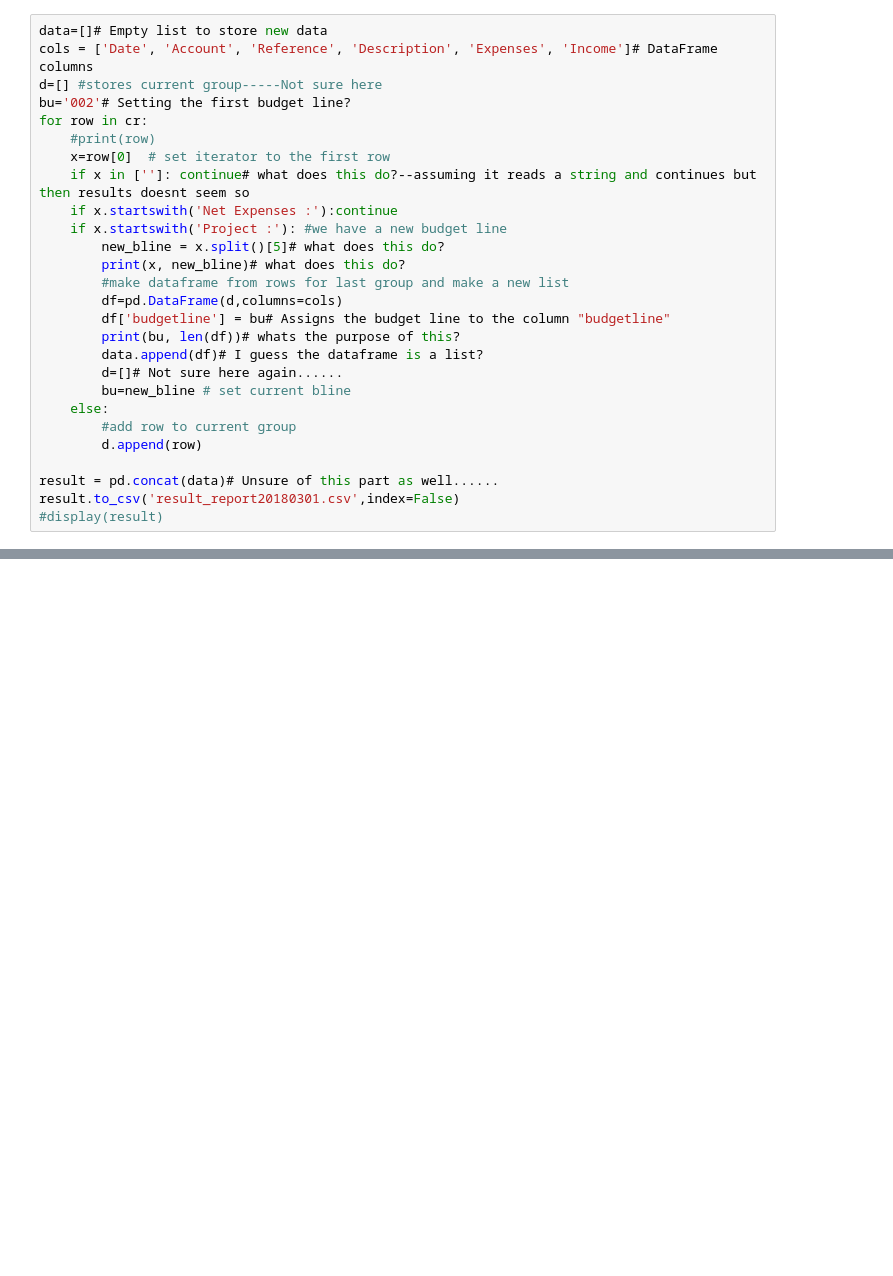
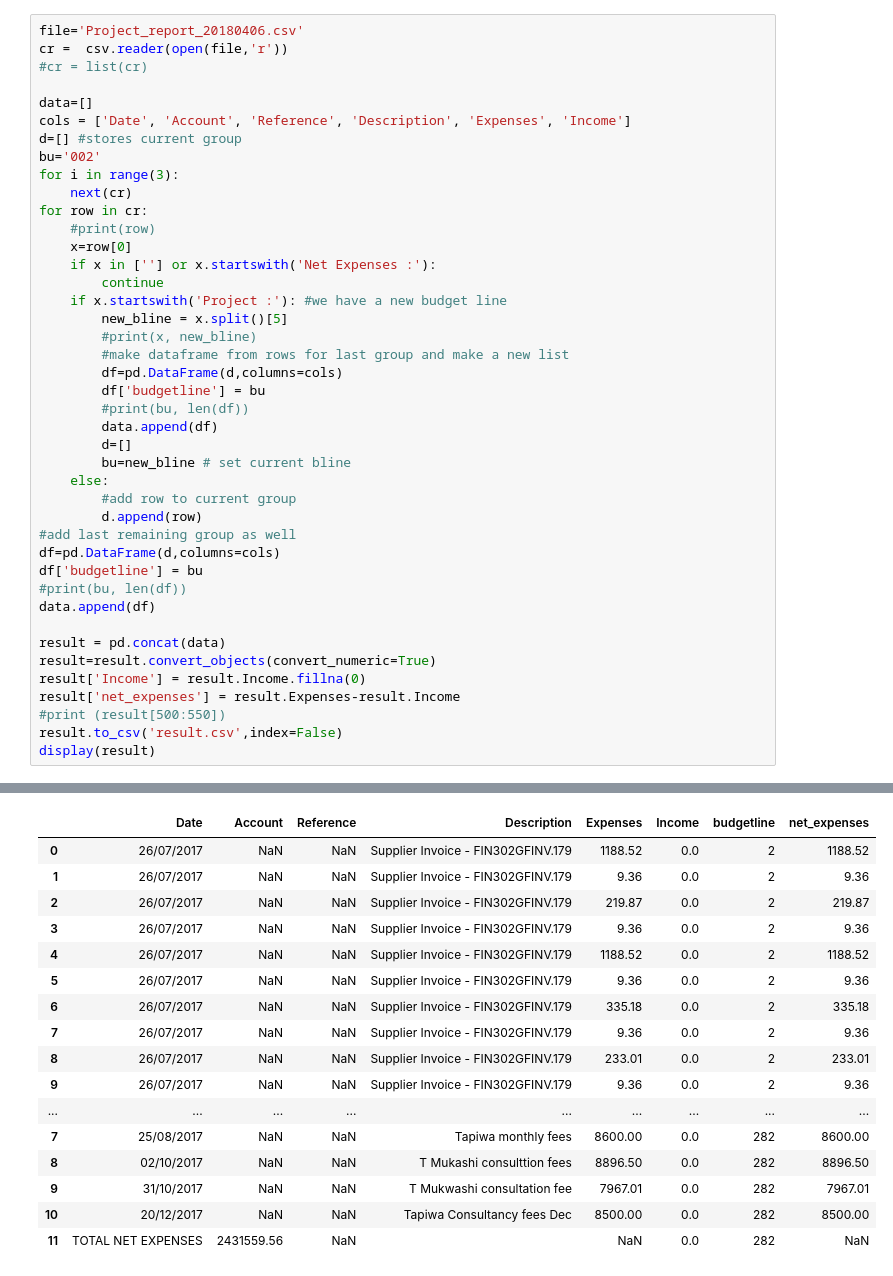
Before and after one commit to valentinegarikayi/Getting-Started-, a Jupyter notebook: Cleaning up Pastel Project report data.ipynb, the cells around one changed output, grey strips where cells are left out. Drawn from its saved outputs; the diff is of its cells as text; blank space fills up the shorter version.

Commit message:
proj read notebook fix

```diff
--- a/Cleaning up Pastel Project report data.ipynb
+++ b/Cleaning up Pastel Project report data.ipynb
@@ -8,28 +5,43 @@ cr=list(cr)# Does this create a list from each row of the file?
 # %%
-data=[]# Empty list to store new data
-cols = ['Date', 'Account', 'Reference', 'Description', 'Expenses', 'Income']# DataFrame columns
-d=[] #stores current group-----Not sure here
-bu='002'# Setting the first budget line?
+file='Project_report_20180406.csv'
+cr =  csv.reader(open(file,'r'))
+#cr = list(cr)
+
+data=[]
+cols = ['Date', 'Account', 'Reference', 'Description', 'Expenses', 'Income']
+d=[] #stores current group
+bu='002'
+for i in range(3):
+    next(cr)
 for row in cr:
     #print(row)
-    x=row[0]  # set iterator to the first row
-    if x in ['']: continue# what does this do?--assuming it reads a string and continues but then results doesnt seem so
-    if x.startswith('Net Expenses :'):continue
+    x=row[0]
+    if x in [''] or x.startswith('Net Expenses :'):
+        continue
     if x.startswith('Project :'): #we have a new budget line
-        new_bline = x.split()[5]# what does this do?
-        print(x, new_bline)# what does this do?
+        new_bline = x.split()[5]
+        #print(x, new_bline)
         #make dataframe from rows for last group and make a new list
         df=pd.DataFrame(d,columns=cols)
-        df['budgetline'] = bu# Assigns the budget line to the column "budgetline"
-        print(bu, len(df))# whats the purpose of this?
-        data.append(df)# I guess the dataframe is a list?
-        d=[]# Not sure here again......
+        df['budgetline'] = bu
+        #print(bu, len(df))
+        data.append(df)
+        d=[]
         bu=new_bline # set current bline
     else:
         #add row to current group
         d.append(row)
+#add last remaining group as well
+df=pd.DataFrame(d,columns=cols)
+df['budgetline'] = bu
+#print(bu, len(df))
+data.append(df)
 
-result = pd.concat(data)# Unsure of this part as well......
-result.to_csv('result_report20180301.csv',index=False)
-#display(result)
+result = pd.concat(data)
+result=result.convert_objects(convert_numeric=True)
+result['Income'] = result.Income.fillna(0)
+result['net_expenses'] = result.Expenses-result.Income
+#print (result[500:550])
+result.to_csv('result.csv',index=False)
+display(result)
 # %% [output]
@@ -52,0 +49,17 @@ Project : 282 - Budgetline 282 282
+|  | Date | Account | Reference | Description | Expenses | Income | budgetline | net_expenses |
+| 0 | 26/07/2017 | NaN | NaN | Supplier Invoice - FIN302GFINV.179 | 1188.52 | 0.0 | 2 | 1188.52 |
+| 1 | 26/07/2017 | NaN | NaN | Supplier Invoice - FIN302GFINV.179 | 9.36 | 0.0 | 2 | 9.36 |
+| 2 | 26/07/2017 | NaN | NaN | Supplier Invoice - FIN302GFINV.179 | 219.87 | 0.0 | 2 | 219.87 |
+| 3 | 26/07/2017 | NaN | NaN | Supplier Invoice - FIN302GFINV.179 | 9.36 | 0.0 | 2 | 9.36 |
+| 4 | 26/07/2017 | NaN | NaN | Supplier Invoice - FIN302GFINV.179 | 1188.52 | 0.0 | 2 | 1188.52 |
+| 5 | 26/07/2017 | NaN | NaN | Supplier Invoice - FIN302GFINV.179 | 9.36 | 0.0 | 2 | 9.36 |
+| 6 | 26/07/2017 | NaN | NaN | Supplier Invoice - FIN302GFINV.179 | 335.18 | 0.0 | 2 | 335.18 |
+| 7 | 26/07/2017 | NaN | NaN | Supplier Invoice - FIN302GFINV.179 | 9.36 | 0.0 | 2 | 9.36 |
+| 8 | 26/07/2017 | NaN | NaN | Supplier Invoice - FIN302GFINV.179 | 233.01 | 0.0 | 2 | 233.01 |
+| 9 | 26/07/2017 | NaN | NaN | Supplier Invoice - FIN302GFINV.179 | 9.36 | 0.0 | 2 | 9.36 |
+| ... | ... | ... | ... | ... | ... | ... | ... | ... |
+| 7 | 25/08/2017 | NaN | NaN | Tapiwa monthly fees | 8600.00 | 0.0 | 282 | 8600.00 |
+| 8 | 02/10/2017 | NaN | NaN | T Mukashi consulttion fees | 8896.50 | 0.0 | 282 | 8896.50 |
+| 9 | 31/10/2017 | NaN | NaN | T Mukwashi consultation fee | 7967.01 | 0.0 | 282 | 7967.01 |
+| 10 | 20/12/2017 | NaN | NaN | Tapiwa Consultancy fees Dec | 8500.00 | 0.0 | 282 | 8500.00 |
+| 11 | TOTAL NET EXPENSES | 2431559.56 | NaN |  | NaN | 0.0 | 282 | NaN |
```
Also changed, not shown: parts of 4 cells of this notebook.
